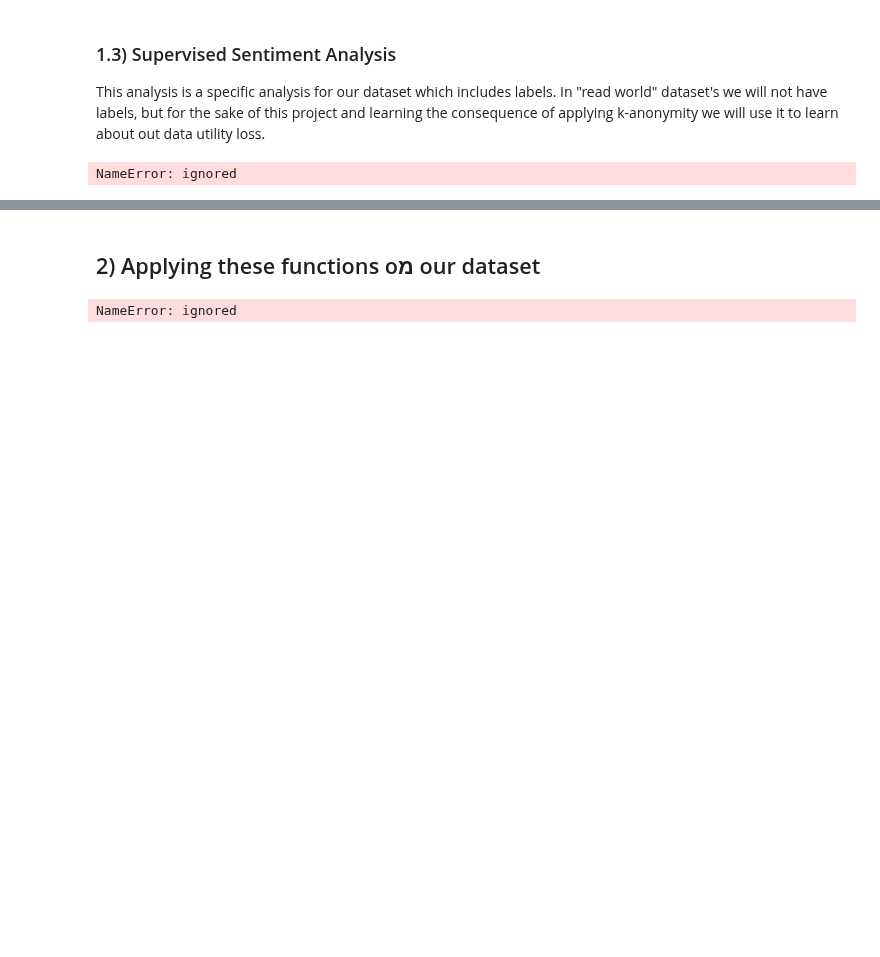
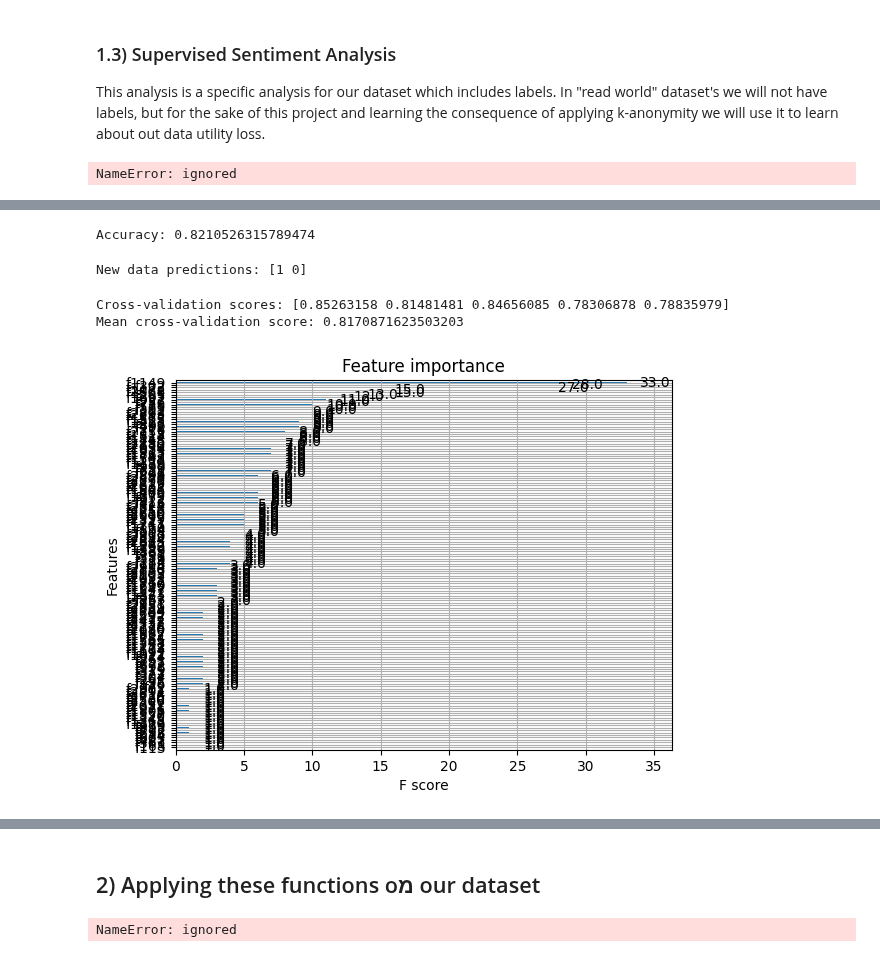
Before and after one commit to neumanh/K-anonymity-fot-texts, a Jupyter notebook: notebooks/Sentiment_Analysis_and_Stat.ipynb, the cells around one changed output, grey strips where cells are left out. Cells and saved outputs as stored; diff of their text form; code cells hidden in the pictures; blank space fills up the shorter version.

Commit message:
adding xgboost for sentiment analysis

```diff
--- a/notebooks/Sentiment_Analysis_and_Stat.ipynb
+++ b/notebooks/Sentiment_Analysis_and_Stat.ipynb
@@ -40,4 +40,4 @@ analyzer = SentimentIntensityAnalyzer()
 def get_sentiment(text):
     return analyzer.polarity_scores(text)['compound']
 # %%
-df = pd.read_csv('df_filtered.csv')
+df = pd.read_csv('df_filtered_1000.csv')
@@ -102,0 +125,8 @@ def sentiment_test(df): # df should include 'txt' and 'labels' columns [df.txt ,
+# %%
+# Split the data into training and test sets
+X_train, X_test, y_train, y_test = train_test_split(df["txt"], df["sentiment"], test_size=0.2, random_state=42)
+# %%
+# Use CountVectorizer to convert the text data into numerical features
+vectorizer = CountVectorizer(stop_words="english")
+X_train_vect = vectorizer.fit_transform(X_train)
+X_test_vect = vectorizer.transform(X_test)
@@ -102,0 +149,37 @@ def sentiment_test(df): # df should include 'txt' and 'labels' columns [df.txt ,
+# %%
+# Evaluate the model on the test set
+y_pred = model.predict(X_test_vect)
+accuracy = np.mean(y_pred == y_test)
+print("Accuracy:", accuracy)
+# %% [output]
+Accuracy: 0.8210526315789474
+# %%
+# Use the model to make predictions on new data
+new_data = pd.DataFrame({"text": ["I love this product!", "This movie was terrible."], "sentiment": [1, 0]})
+new_data_vect = vectorizer.transform(new_data["text"])
+new_data_pred = model.predict(new_data_vect)
+print("New data predictions:", new_data_pred)
+# %% [output]
+New data predictions: [1 0]
+# %%
+from sklearn.model_selection import cross_val_score
+
+X = vectorizer.fit_transform(df["txt"])
+scores = cross_val_score(model, X, y, cv=5)
+print("Cross-validation scores:", scores)
+print("Mean cross-validation score:", np.mean(scores))
+# %% [output]
+Cross-validation scores: [0.85263158 0.81481481 0.84656085 0.78306878 0.78835979]
+Mean cross-validation score: 0.8170871623503203
+# %%
+import matplotlib.pyplot as plt
+
+# Train an XGBoost model on your data
+model = xgb.XGBClassifier()
+model.fit(X, y)
+
+# Plot the feature importances
+xgb.plot_importance(model)
+plt.show()
+# %% [output]
+[figure, added]
```
Also changed, not shown: parts of 12 cells of this notebook.
